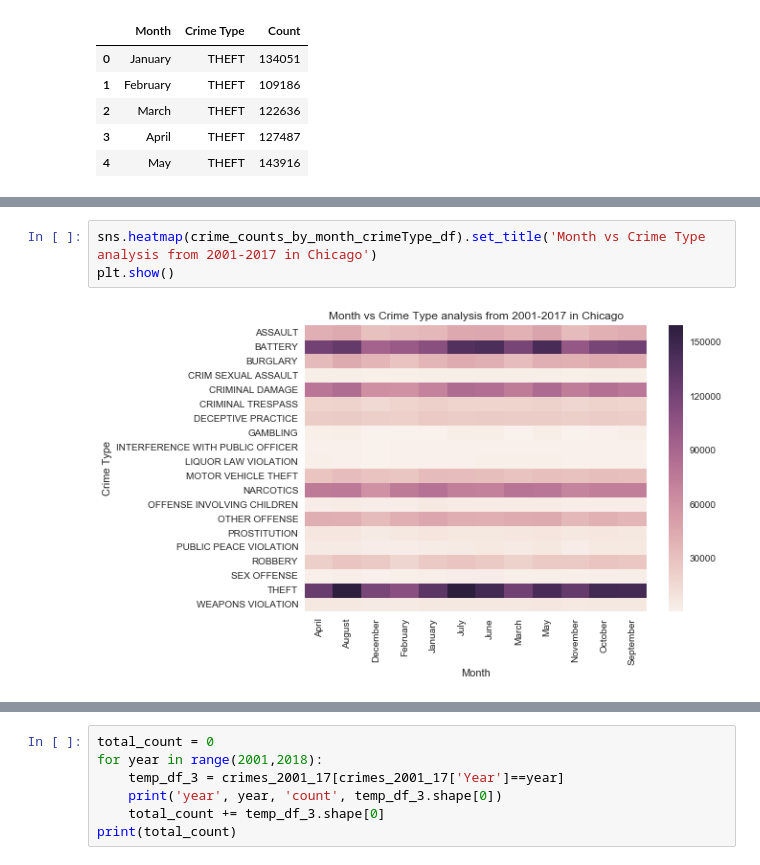
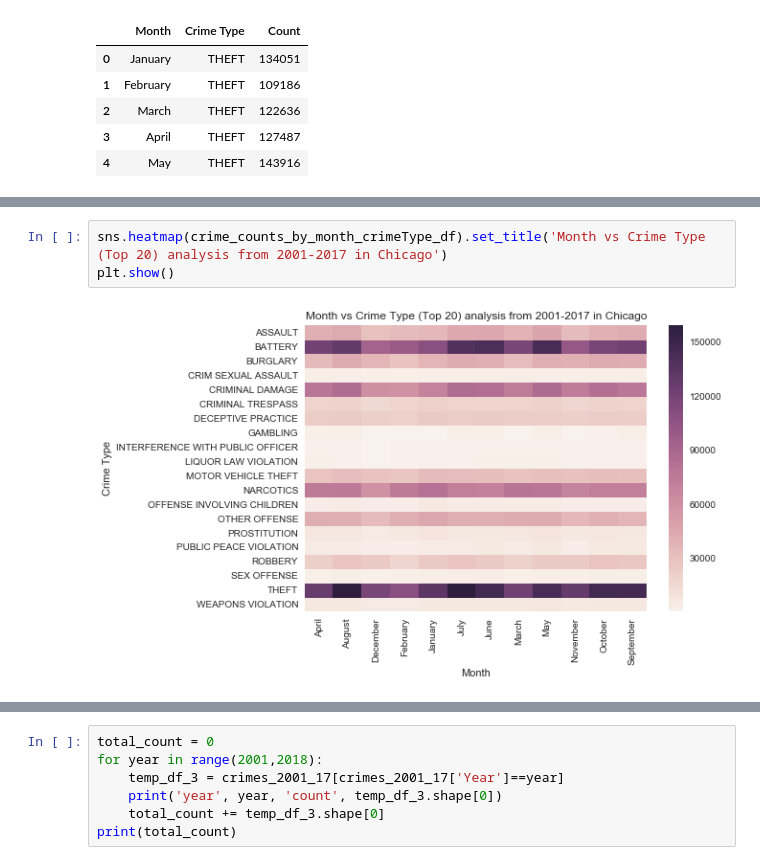
Before and after one commit to bodhisattamaiti25/projects-data-science, a Jupyter notebook: chicago_crime_data_analysis/chicago_crime_data_analysis.ipynb, the cells around one changed output, grey strips where cells are left out. Saved outputs shown, nothing was run; the diff lists cells and outputs as text.

```diff
--- a/chicago_crime_data_analysis/chicago_crime_data_analysis.ipynb
+++ b/chicago_crime_data_analysis/chicago_crime_data_analysis.ipynb
@@ -393,7 +393,7 @@ crime_counts_by_month_crimeType_df.head()
 | CRIM SEXUAL ASSAULT | 2292 | 2795 | 1903 | 2097 | 2847 | 2880 | 2761 | 2316 | 2677 | 2155 | ... |
 | CRIMINAL DAMAGE | 79134 | 85060 | 61429 | 60293 | 70349 | 86363 | 83902 | 74497 | 86810 | 74110 | ... |
 # %%
-sns.heatmap(crime_counts_by_month_crimeType_df).set_title('Month vs Crime Type analysis from 2001-2017 in Chicago')
+sns.heatmap(crime_counts_by_month_crimeType_df).set_title('Month vs Crime Type (Top 20) analysis from 2001-2017 in Chicago')
 plt.show()
 # %% [output]
-[figure, old version]
+[figure, new version]
```
Also changed, not shown: parts of 4 cells of this notebook.
